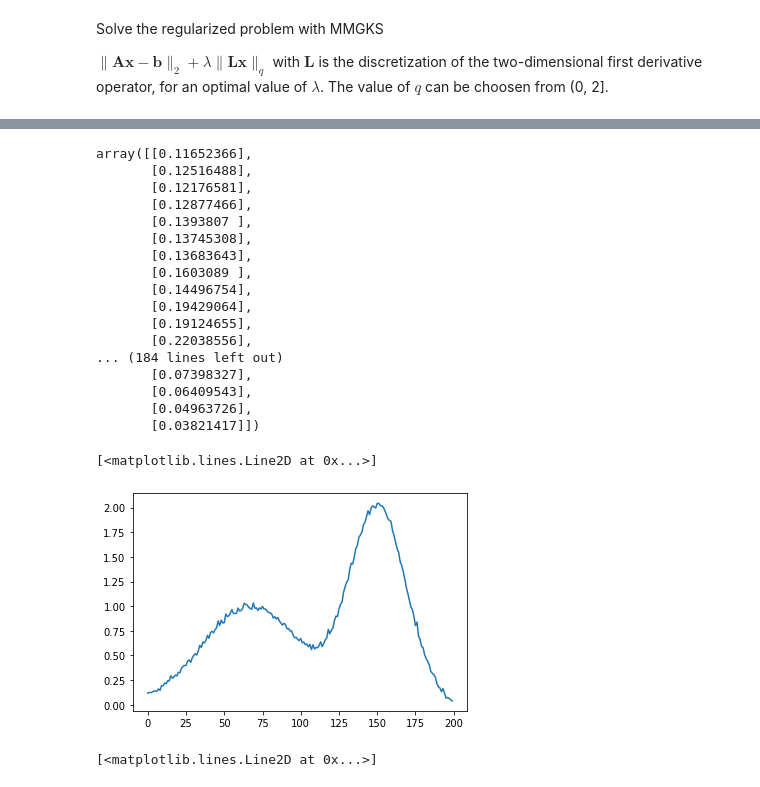
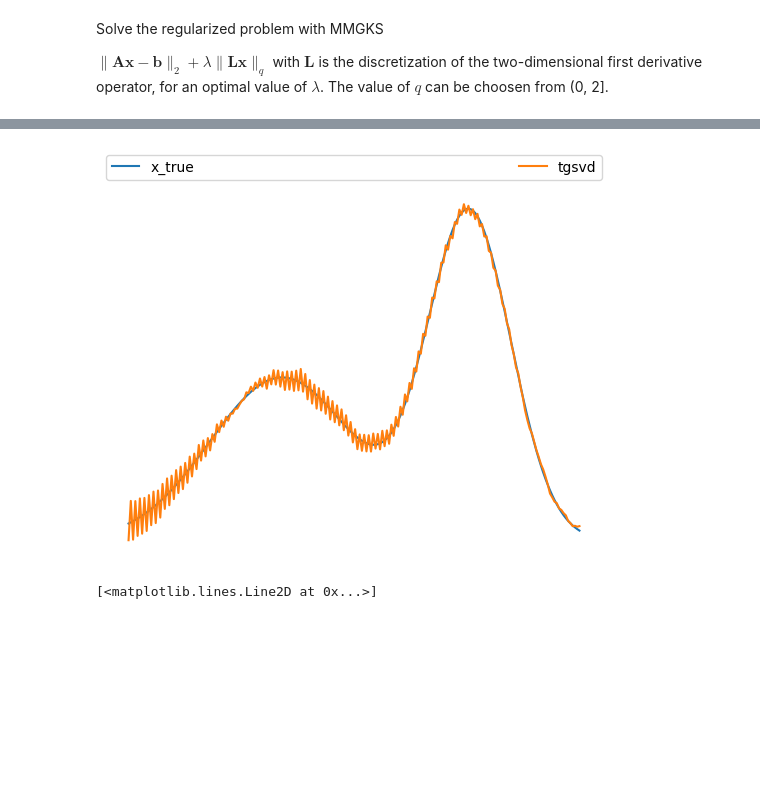
Before and after one commit to mpasha3/trips-py, a Jupyter notebook: demos/demo_1D_deblurring.ipynb, the cells around one changed output, grey strips where cells are left out. Cells and saved outputs as stored; diff of their text form; code cells hidden in the pictures; blank space fills up the shorter version.

```diff
--- a/demos/demo_1D_deblurring.ipynb
+++ b/demos/demo_1D_deblurring.ipynb
@@ -152,28 +142,22 @@ xsol = (A,L,b_vec,mu)
-# %%
-xsol[2]
-# %% [output]
-array([[0.11652366],
-       [0.12516488],
-       [0.12176581],
-       [0.12877466],
-       [0.1393807 ],
-       [0.13745308],
-       [0.13683643],
-       [0.1603089 ],
-       [0.14496754],
-       [0.19429064],
-       [0.19124655],
-       [0.22038556],
-... (184 lines left out)
-       [0.07398327],
-       [0.06409543],
-       [0.04963726],
-       [0.03821417]])
-# %%
-plt.plot(xsol[2])
-# %% [output]
-[<matplotlib.lines.Line2D at 0x...>]
-[figure, removed]
+# %%
+def tgsvd_tik_sol(A,L,b_vec,k):
+    U, _, Z, C, S = gsvd(A,L)
+    Y = np.linalg.inv(Z.T)
+    C[:k,:k] = 0
+    xsol = Y@C@(U.T@b_vec)
+    return xsol
+
+k = 30
+L = first_derivative_operator(nx)
+xtGSVD = tgsvd_tik_sol(A.todense(),L.todense(),b_vec,k)
+plt.plot(x_true, label='x_true')
+plt.plot(xtGSVD,label='tgsvd')
+plt.axis('off')
+plt.legend(bbox_to_anchor=(0., 1.02, 1., .102), loc=3,
+           ncol=2, mode="expand", borderaxespad=0.)
+plt.show()
+# %% [output]
+[figure, added]
 # %%
 # Compute a solution by GKS
 # Define a derivative operator as a regularization operator
```
Also changed, not shown: parts of 11 cells of this notebook.
